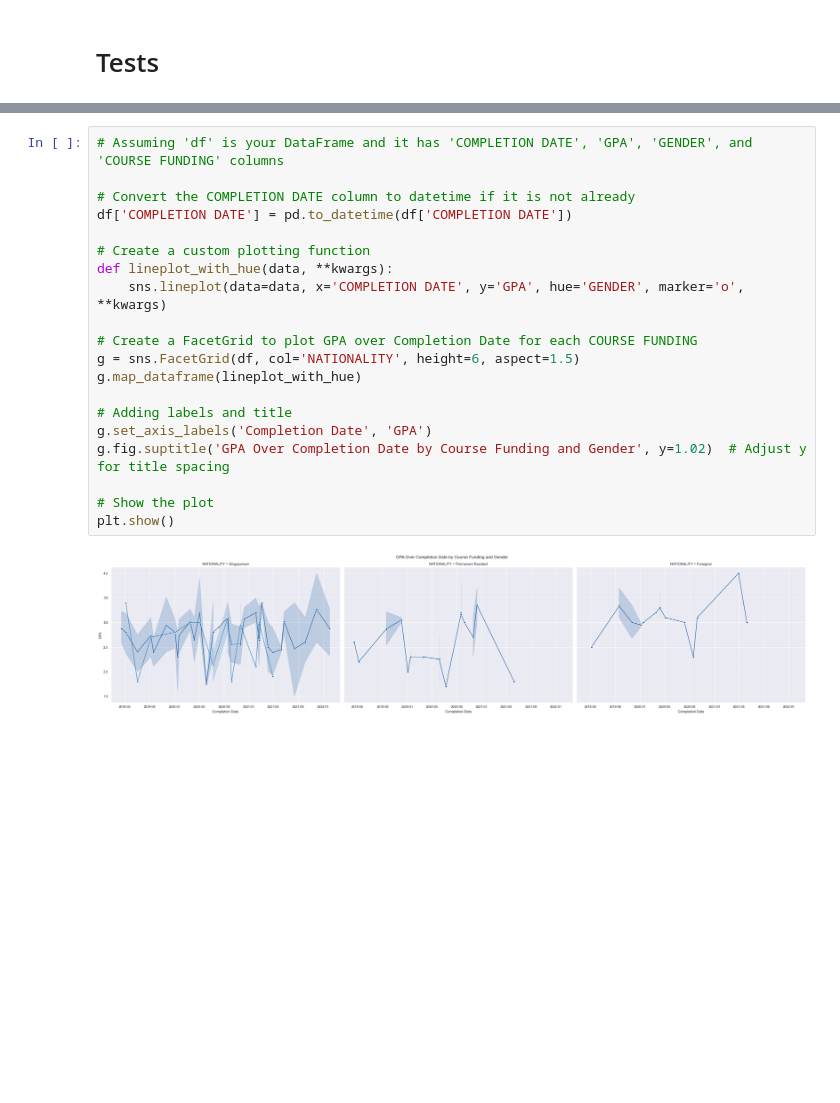
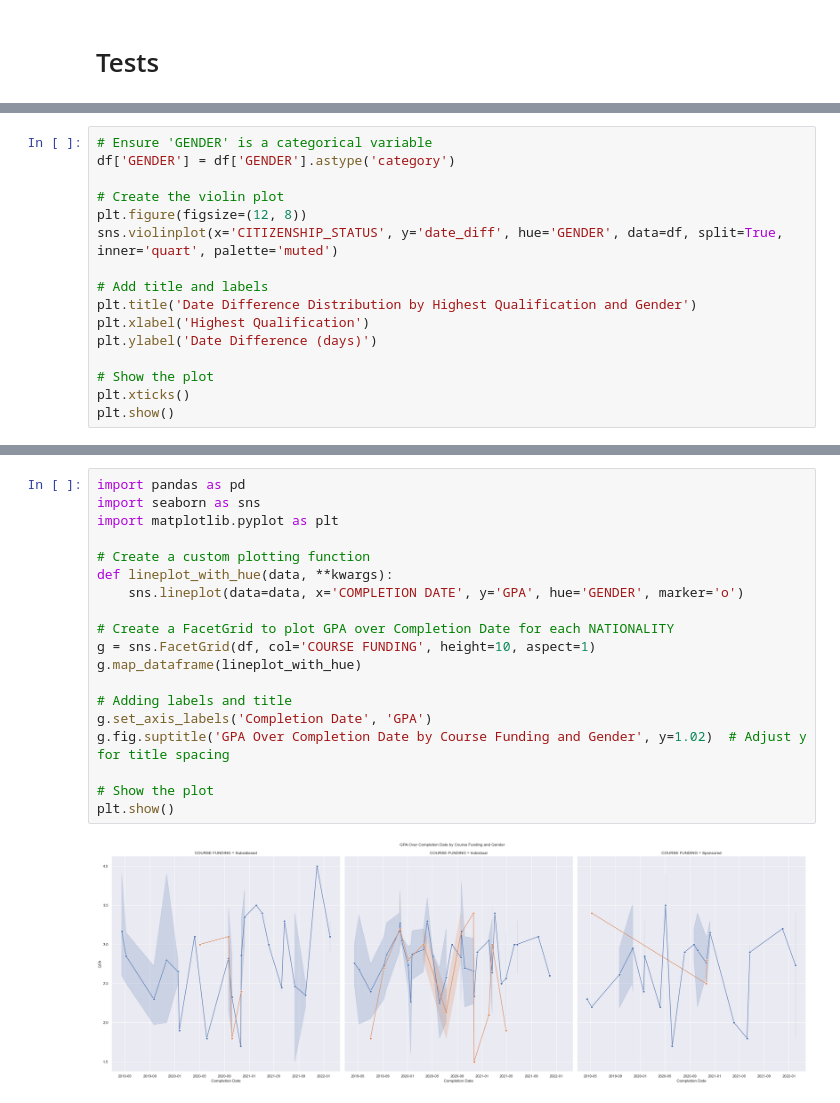
Before and after one commit to REHXZ/DAVI-CA2, a Jupyter notebook: Plots.ipynb, the cells around one changed output, grey strips where cells are left out. Cells and saved outputs as stored; diff of their text form; blank space fills up the shorter version.

```diff
--- a/Plots.ipynb
+++ b/Plots.ipynb
@@ -142,0 +209,16 @@ plt.show()
+# %%
+# Ensure 'GENDER' is a categorical variable
+df['GENDER'] = df['GENDER'].astype('category')
+
+# Create the violin plot
+plt.figure(figsize=(12, 8))
+sns.violinplot(x='CITIZENSHIP_STATUS', y='date_diff', hue='GENDER', data=df, split=True, inner='quart', palette='muted')
+
+# Add title and labels
+plt.title('Date Difference Distribution by Highest Qualification and Gender')
+plt.xlabel('Highest Qualification')
+plt.ylabel('Date Difference (days)')
+
+# Show the plot
+plt.xticks()
+plt.show()
@@ -143,23 +227,22 @@ plt.show()
 # %%
-# Assuming 'df' is your DataFrame and it has 'COMPLETION DATE', 'GPA', 'GENDER', and 'COURSE FUNDING' columns
-
-# Convert the COMPLETION DATE column to datetime if it is not already
-df['COMPLETION DATE'] = pd.to_datetime(df['COMPLETION DATE'])
+import pandas as pd
+import seaborn as sns
+import matplotlib.pyplot as plt
 
 # Create a custom plotting function
 def lineplot_with_hue(data, **kwargs):
-    sns.lineplot(data=data, x='COMPLETION DATE', y='GPA', hue='GENDER', marker='o', **kwargs)
+    sns.lineplot(data=data, x='COMPLETION DATE', y='GPA', hue='GENDER', marker='o')
 
-# Create a FacetGrid to plot GPA over Completion Date for each COURSE FUNDING
-g = sns.FacetGrid(df, col='NATIONALITY', height=6, aspect=1.5)
+# Create a FacetGrid to plot GPA over Completion Date for each NATIONALITY
+g = sns.FacetGrid(df, col='COURSE FUNDING', height=10, aspect=1)
 g.map_dataframe(lineplot_with_hue)
 
 # Adding labels and title
 g.set_axis_labels('Completion Date', 'GPA')
 g.fig.suptitle('GPA Over Completion Date by Course Funding and Gender', y=1.02)  # Adjust y for title spacing
 
 # Show the plot
 plt.show()
 # %% [output]
-[figure, old version]
+[figure, new version]
 # %%
```
Also changed, not shown: parts of 46 cells of this notebook, 3 other files.
